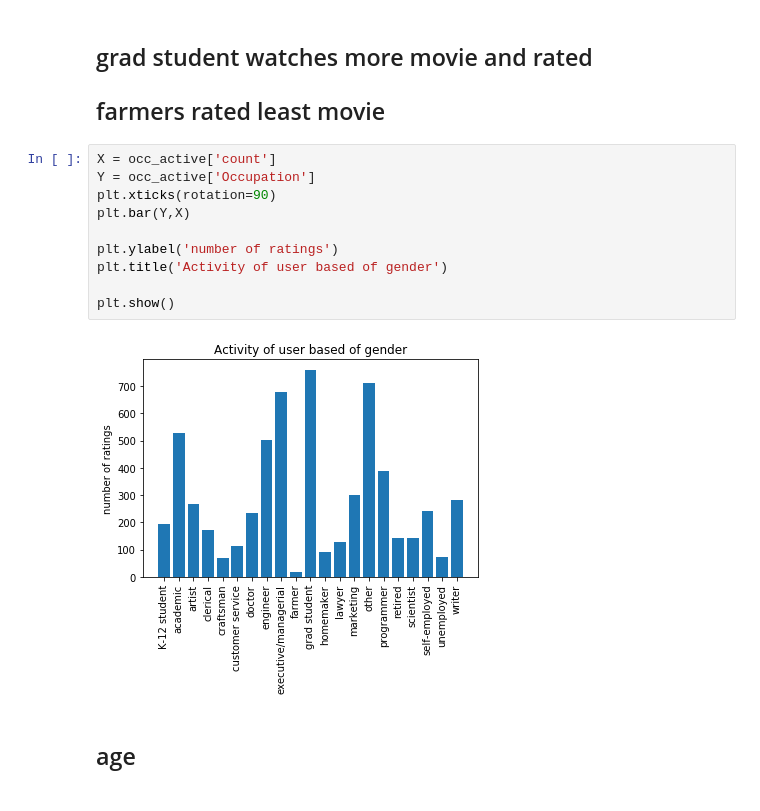
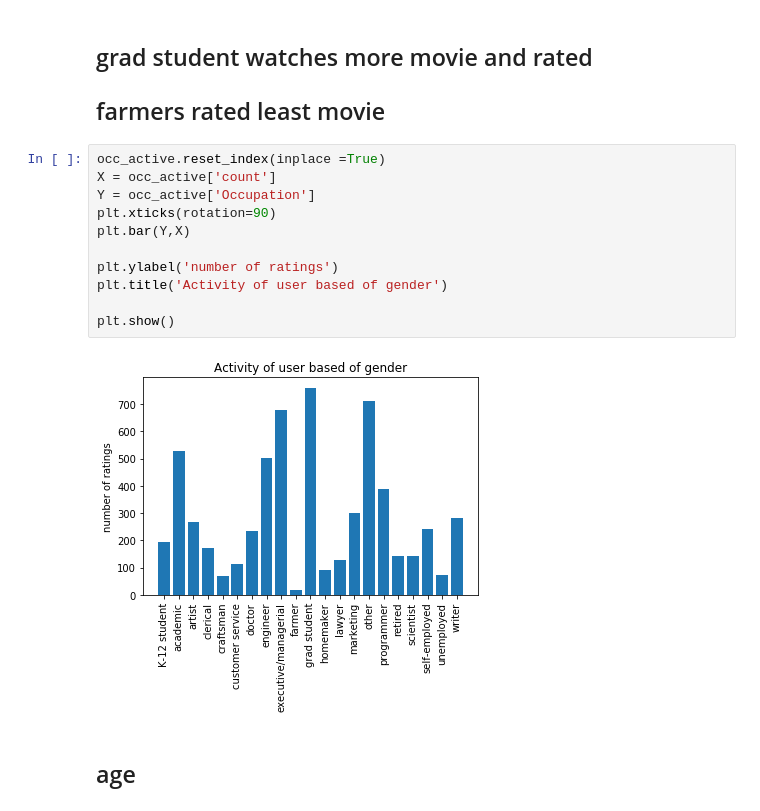
Before and after one commit to amprova/Larger_scale_data, a Jupyter notebook: project2/data_summary.ipynb, the cells around one changed output. Cells and saved outputs as stored; diff of their text form.

```diff
--- a/project2/data_summary.ipynb
+++ b/project2/data_summary.ipynb
@@ -214,17 +213,18 @@ occ_active.sort_values(by = 'count', ascending = False)
 ## grad student watches more movie and rated
 ## farmers rated least movie
 # %%
+occ_active.reset_index(inplace =True)
 X = occ_active['count']
 Y = occ_active['Occupation']
 plt.xticks(rotation=90)
 plt.bar(Y,X)
 
 plt.ylabel('number of ratings')
 plt.title('Activity of user based of gender')
 
 plt.show()
 # %% [output]
-[figure, old version]
+[figure, new version]
 # %% [markdown]
 ## age
 # %%
```
Also changed, not shown: parts of 14 cells of this notebook, 12 other files.
